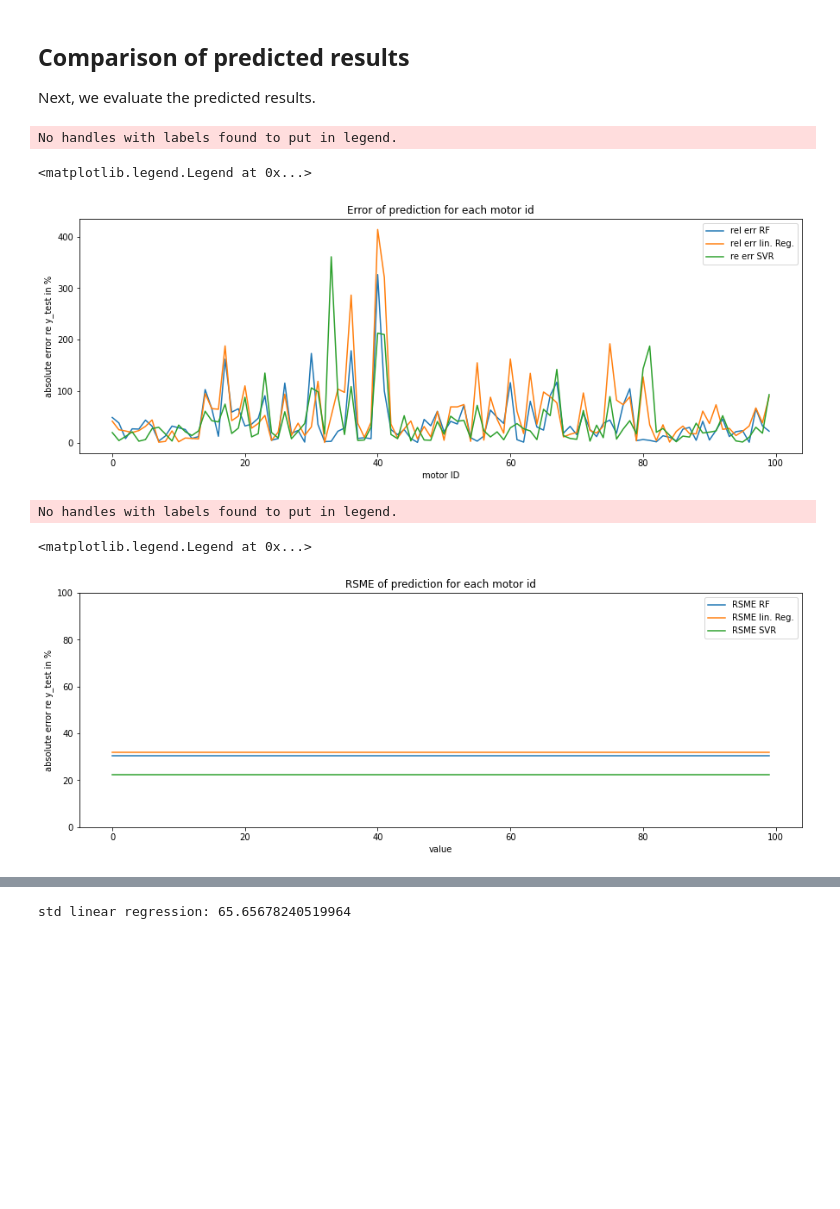
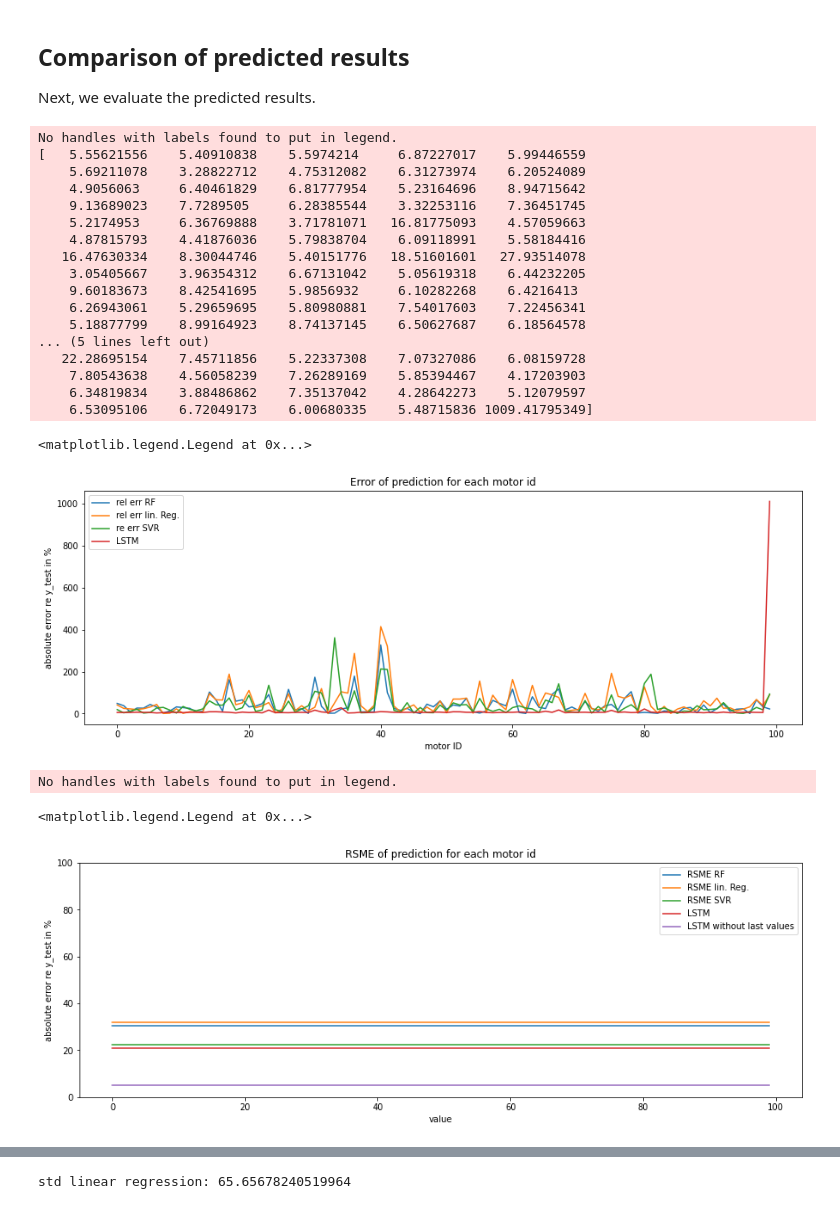
Before and after one commit to AzizSayfutdinov/PredictiveMaintenanceEngine, a Jupyter notebook: RegressionModels.ipynb, the cells around one changed output, grey strips where cells are left out. Drawn from its saved outputs; the diff is of its cells as text; code cells hidden in the pictures; blank space fills up the shorter version.

```diff
--- a/RegressionModels.ipynb
+++ b/RegressionModels.ipynb
@@ -222,7 +256,15 @@ X_test_sc = sc.fit_transform(X_test)
 
 # fit
 svr = SVR(kernel='rbf', C=0.035, gamma=0.5, degree=3, epsilon=.5, coef0=1)
+
+start = timer()
 svr.fit(X_train_sc, y_train)
+end = timer()
+time_svr = end - start
+print('Time for training of SVM Regression Model: ' + str(round(time_svr, 2)) + 's. ')
+memspace_svr = asizeof.asizeof(svr)
+print('Memory allocation of SVM Regression object: ' + str(memspace_svr/1e6) + 'MB')
+
 
 # predict
 y_hat_train = svr.predict(X_train_sc)
@@ -341,7 +385,12 @@ for i in range (sequence, Y_train_reg.shape[0]-1):
     Y_train_LSTM_reg [i-sequence] = Y_train_reg [i]
 
 # fit the network
+start = timer()
 model.fit(X_train_LSTM, Y_train_LSTM_reg, epochs=20, batch_size=200, validation_split=0.05, verbose=1)
-#callbacks = [EarlyStopping(monitor='val_loss', min_delta=0, patience=0, verbose=0, mode='auto')]
+end = timer()
+time_lstm = end - start
+print('Time for training of LSTM Model: ' + str(round(time_svr, 2)) + 's. ')
+memspace_lstm = asizeof.asizeof(model)
+print('Memory allocation of LSTM object: ' + str(memspace_svr/1e6) + 'MB')
 # %% [output]
 Epoch 1/20
@@ -370,0 +419,23 @@ scores_reg = model.evaluate(X_train_LSTM, Y_train_LSTM_reg, verbose=1, batch_siz
+# %%
+# get RUL for each ID
+index = 0
+list_RUL_lstm = []
+list_RUL_lstm = np.array(list_RUL_lstm)
+for i in range(0, len(list_periods)):
+    index = index + list_periods[i]
+    list_RUL_lstm = np.append(list_RUL_lstm, (340 * Y_pred_LSTM_reg[index - 1]))
+# %%
+df_RUL = pd.DataFrame(list_RUL_lstm, columns=['RUL'])
+rsme_lstm = evaluate(y_test, df_RUL, label='lstm')
+
+# calculate relative error
+y_test_array = np.array(y_test['RUL'])
+temp = np.array(list_RUL_lstm)
+# print(temp)
+x = np.array(list_RUL_lstm) - y_test_array
+error_re_y_test_lstm = abs(100 * (x/y_test_array))
+
+# error value without last value
+x = np.array(list_RUL_lstm[0:99]) - y_test_array[0:99]
+y_test_short = y_test_array[0:99]
+error_re_y_test_lstm_noend = abs(100 * (x/y_test_short))
@@ -386,21 +464,38 @@ Next, we evaluate the predicted results.
 # %%
 # plotting data
 
 plt.figure(figsize=(15, 5))
 
 plt.title('Error of prediction for each motor id')
 plt.legend(loc='upper right')
 
 plt.plot(error_re_y_test_rf)
 plt.plot(error_re_y_test_reg)
 plt.plot(error_re_y_test_svr)
+plt.plot(error_re_y_test_lstm)
 plt.xlabel("motor ID")
 plt.ylabel('absolute error re y_test in %')
-plt.gca().legend(('rel err RF','rel err lin. Reg.', 're err SVR'))
+plt.gca().legend(('rel err RF','rel err lin. Reg.', 're err SVR', 'LSTM'))
 # %% [output]
 No handles with labels found to put in legend.
+[   5.55621556    5.40910838    5.5974214     6.87227017    5.99446559
+    5.69211078    3.28822712    4.75312082    6.31273974    6.20524089
+    4.9056063     6.40461829    6.81777954    5.23164696    8.94715642
+    9.13689023    7.7289505     6.28385544    3.32253116    7.36451745
+    5.2174953     6.36769888    3.71781071   16.81775093    4.57059663
+    4.87815793    4.41876036    5.79838704    6.09118991    5.58184416
+   16.47630334    8.30044746    5.40151776   18.51601601   27.93514078
+    3.05405667    3.96354312    6.67131042    5.05619318    6.44232205
+    9.60183673    8.42541695    5.9856932     6.10282268    6.4216413
+    6.26943061    5.29659695    5.80980881    7.54017603    7.22456341
+    5.18877799    8.99164923    8.74137145    6.50627687    6.18564578
+... (5 lines left out)
+   22.28695154    7.45711856    5.22337308    7.07327086    6.08159728
+    7.80543638    4.56058239    7.26289169    5.85394467    4.17203903
+    6.34819834    3.88486862    7.35137042    4.28642273    5.12079597
+    6.53095106    6.72049173    6.00680335    5.48715836 1009.41795349]
 <matplotlib.legend.Legend at 0x...>
-[figure, old version]
+[figure, new version]
 # %%
 plt.figure(figsize=(15, 5))
 
@@ -413,11 +508,13 @@ plt.ylabel('absolute error re y_test in %')
 plt.plot(rsme_rf * np.ones(100))
 plt.plot(rsme_reg * np.ones(100))
 plt.plot(rsme_svr * np.ones(100))
-plt.gca().legend(('RSME RF', 'RSME lin. Reg.', 'RSME SVR'))
+plt.plot(rsme_lstm * np.ones(100))
+plt.plot(rsme_lstm_noend * np.ones(100))
+plt.gca().legend(('RSME RF', 'RSME lin. Reg.', 'RSME SVR', 'LSTM', 'LSTM without last values'))
 # %% [output]
 No handles with labels found to put in legend.
 <matplotlib.legend.Legend at 0x...>
-[figure, old version]
+[figure, new version]
 # %%
 plt.figure(figsize=(15, 5))
 
```
Also changed, not shown: parts of 19 cells of this notebook, 1 other file.
